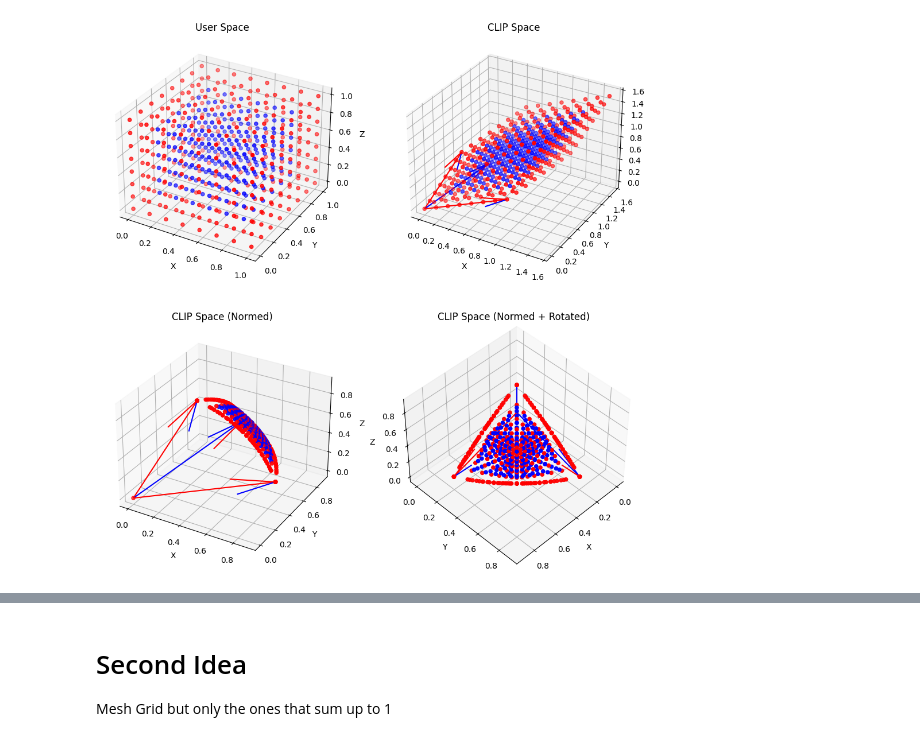
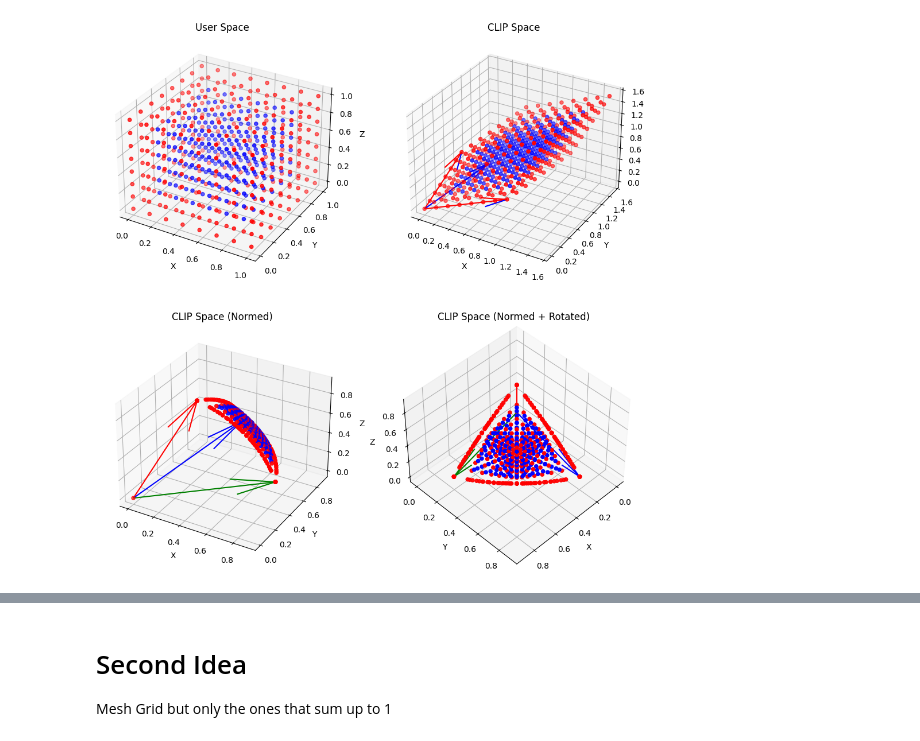
Before and after one commit to Schaban1/bachelor_thesis, a Jupyter notebook: scripts/uniform_sphere_surface_distribution.ipynb, the cells around one changed output, grey strips where cells are left out. Saved outputs shown, nothing was run; the diff lists cells and outputs as text; code cells hidden in the pictures.

```diff
--- a/scripts/uniform_sphere_surface_distribution.ipynb
+++ b/scripts/uniform_sphere_surface_distribution.ipynb
@@ -13,9 +13,6 @@ torch.manual_seed(42)
 origin = torch.tensor([[0, 0, 0], [0, 0, 0], [0, 0, 0]]) # origin point
 heads = torch.tensor([[0.35, 0.35, 1.], [0.35, 1., 0.35], [1., 0.35, 0.35]])
 heads_normed = F.normalize(heads, p=2, dim=-1)
-
-# Generate random samples in the user space
-# x_rand = torch.rand(size=(500, 3))
 
 # Generate a mesh grid in the user space
 # Parameters
@@ -54,40 +51,40 @@ ax_0.set_zlabel('Z')
 # Plot random samples transformed into the CLIP space
 embeds =  x_rand @ heads_normed
 ax_1 = fig.add_subplot(2, 2, 2, projection='3d')
-ax_1.quiver(*origin, heads_normed[:,0], heads_normed[:,1], heads_normed[:,2], color=['r','b'])
+ax_1.quiver(*origin, heads_normed[:,0], heads_normed[:,1], heads_normed[:,2], color=['r','b', 'g'])
 ax_1.scatter(embeds[:,0], embeds[:,1], embeds[:,2], c=colors)
 ax_1.set_title('CLIP Space')
 ax_1.set_xlabel('X')
 ax_1.set_ylabel('Y')
 ax_1.set_zlabel('Z')
 
 # Project embeds on the spheres surface in the CLIP Space
 embeds_proj = F.normalize(embeds, p=2, dim=-1)
 ax_2 = fig.add_subplot(2, 2, 3, projection='3d')
-ax_2.quiver(*origin, heads_normed[:,0], heads_normed[:,1], heads_normed[:,2], color=['r','b'])
+ax_2.quiver(*origin, heads_normed[:,0], heads_normed[:,1], heads_normed[:,2], color=['r','b', 'g'])
 ax_2.scatter(embeds_proj[:,0], embeds_proj[:,1], embeds_proj[:,2], c=colors)
 ax_2.set_title('CLIP Space (Normed)')
 ax_2.set_xlabel('X')
 ax_2.set_ylabel('Y')
 ax_2.set_zlabel('Z')
 
 # Same PLot but with a front view
 ax_3 = fig.add_subplot(2, 2, 4, projection='3d')
-ax_3.quiver(*origin, heads_normed[:,0], heads_normed[:,1], heads_normed[:,2], color=['r','b'])
+ax_3.quiver(*origin, heads_normed[:,0], heads_normed[:,1], heads_normed[:,2], color=['r','b', 'g'])
 ax_3.scatter(embeds_proj[:,0], embeds_proj[:,1], embeds_proj[:,2], c=colors)
 ax_3.set_title('CLIP Space (Normed + Rotated)')
 ax_3.set_xlabel('X')
 ax_3.set_ylabel('Y')
 ax_3.set_zlabel('Z')
 
-#Rotate to se the sphere
+# Rotate to se the sphere
 angle = 90
 angle_norm = (angle + 180) % 360 - 180
 elev = 45
 azim = 45
 roll = 0
 ax_3.view_init(elev, azim, roll)
 
 plt.show()
 # %% [output]
-[figure, old version]
+[figure, new version]
```
Also changed, not shown: parts of 14 cells of this notebook, 1 other file.
